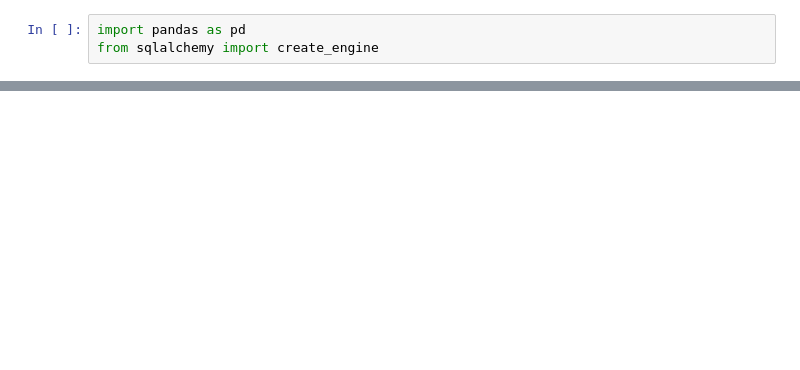
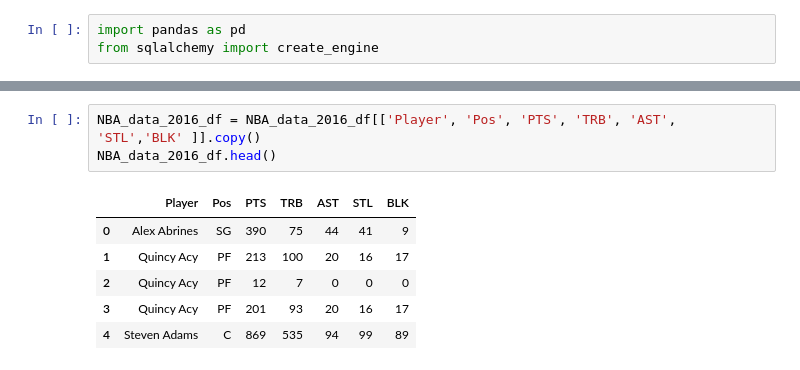
Before and after one commit to svodog34/Homework, a Jupyter notebook: ETL/ETL.ipynb, the cells around one changed output, grey strips where cells are left out. Saved outputs shown, nothing was run; the diff lists cells and outputs as text; blank space fills up the shorter version.

```diff
--- a/ETL/ETL.ipynb
+++ b/ETL/ETL.ipynb
@@ -9,0 +51,10 @@ FileNotFoundError: File b'..Users/SteveHome/Desktop/Homework/ETL/Resources/2017_
+# %%
+NBA_data_2016_df = NBA_data_2016_df[['Player', 'Pos', 'PTS', 'TRB', 'AST', 'STL','BLK' ]].copy()
+NBA_data_2016_df.head()
+# %% [output]
+|  | Player | Pos | PTS | TRB | AST | STL | BLK |
+| 0 | Alex Abrines | SG | 390 | 75 | 44 | 41 | 9 |
+| 1 | Quincy Acy | PF | 213 | 100 | 20 | 16 | 17 |
+| 2 | Quincy Acy | PF | 12 | 7 | 0 | 0 | 0 |
+| 3 | Quincy Acy | PF | 201 | 93 | 20 | 16 | 17 |
+| 4 | Steven Adams | C | 869 | 535 | 94 | 99 | 89 |
```
Also changed, not shown: parts of 18 cells of this notebook, 1 other file.
